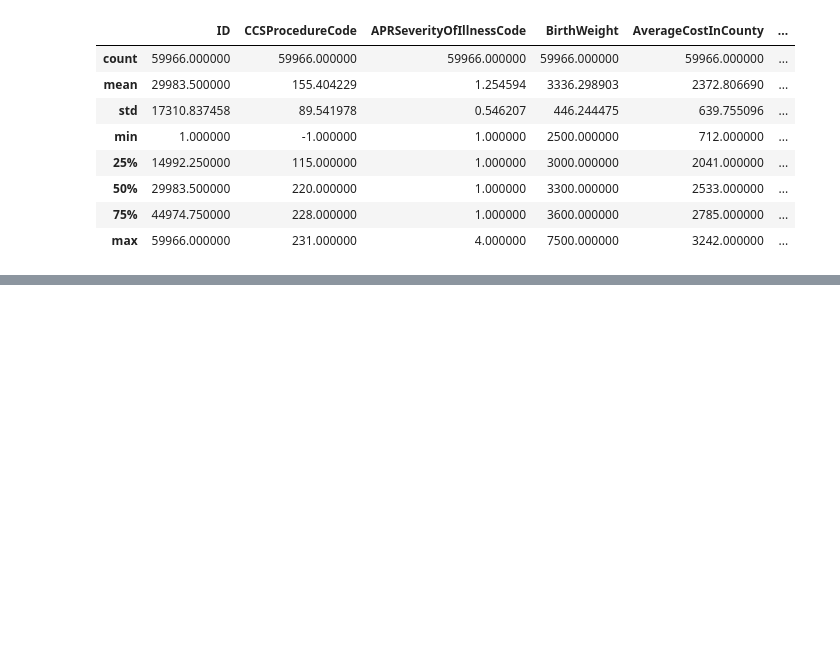
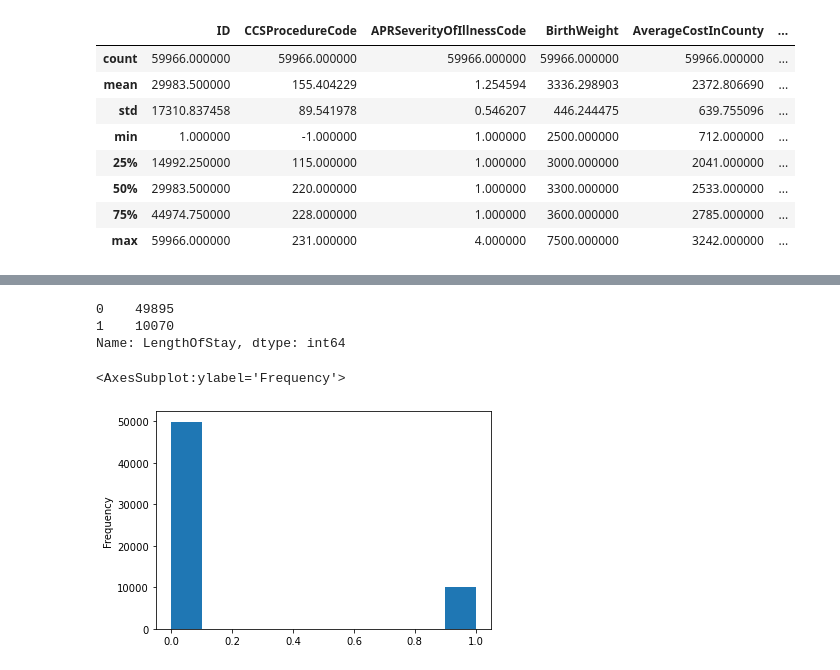
Before and after one commit to qinqin65/MachineLerningAssignment1, a Jupyter notebook: s3805989_assignment1.ipynb, the cells around one changed output, grey strips where cells are left out. Drawn from its saved outputs; the diff is of its cells as text; code cells hidden in the pictures; blank space fills up the shorter version.

```diff
--- a/s3805989_assignment1.ipynb
+++ b/s3805989_assignment1.ipynb
@@ -68,0 +95,6 @@ dtype: int64
+# %%
+# The gender column has a anomaly which can be removed because there is only one of it.
+data.drop(56745, axis=0, inplace=True)
+# %%
+# HealthServiceArea is not a attribute, so drop it.
+data.drop('HealthServiceArea', axis=1, inplace=True)
@@ -68,0 +209,16 @@ dtype: int64
+# %%
+# seperate target and features.
+features = data.drop('LengthOfStay', axis=1)
+target = (data['LengthOfStay'] >= 4).astype(int)
+data['LengthOfStay'] = target
+
+data['LengthOfStay'].value_counts()
+# %% [output]
+0    49895
+1    10070
+Name: LengthOfStay, dtype: int64
+# %%
+target.plot(kind='hist')
+# %% [output]
+<AxesSubplot:ylabel='Frequency'>
+[figure, added]
```
Also changed, not shown: parts of 27 cells of this notebook.
